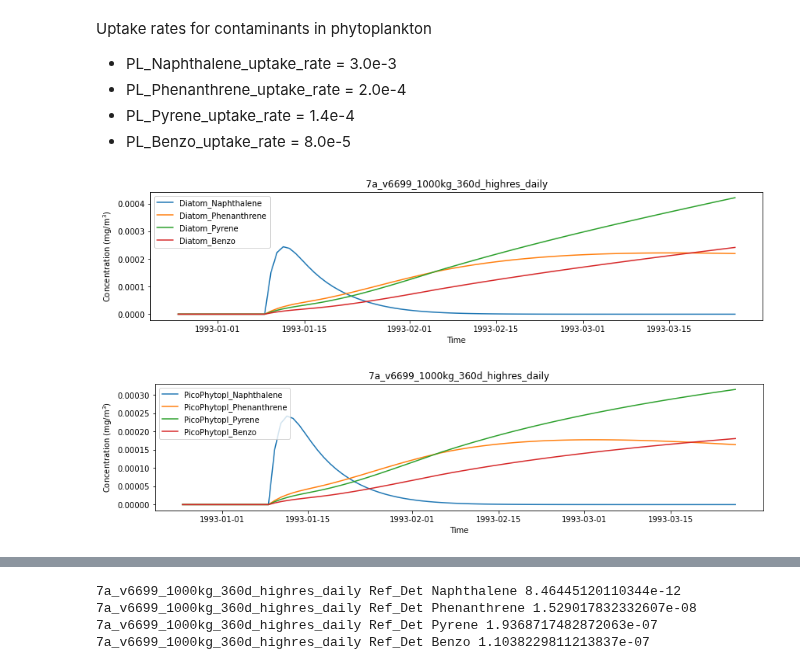
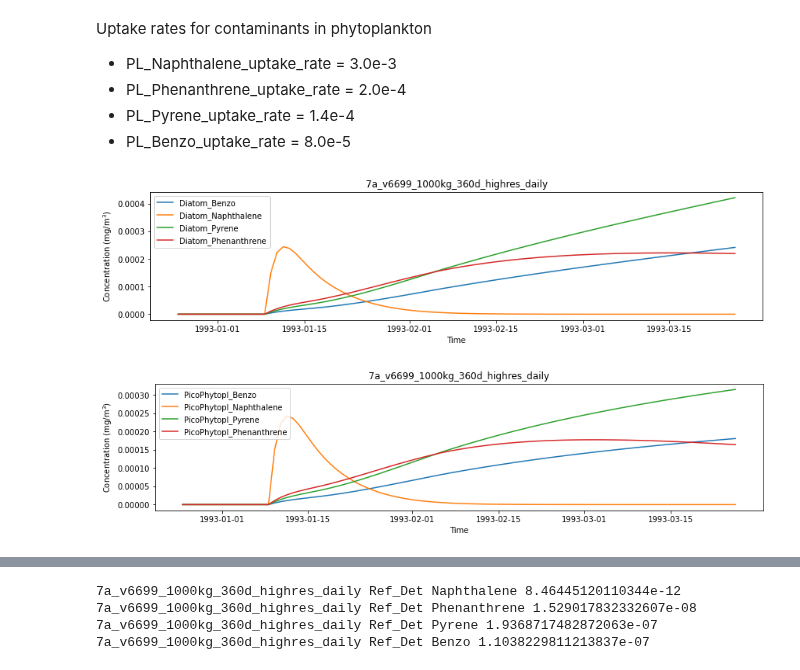
Before and after one commit to SS-Atlantis/analysis-raisha, a Jupyter notebook: notebooks/SSAM-contam-highres.ipynb, the cells around one changed output, grey strips where cells are left out. Drawn from its saved outputs; the diff is of its cells as text; code cells hidden in the pictures.

Commit message:
daily output with 1000kg injection

```diff
--- a/notebooks/SSAM-contam-highres.ipynb
+++ b/notebooks/SSAM-contam-highres.ipynb
@@ -64,0 +83,16 @@ def print_max_pah_conc(species, scenario_datasets, scenario_paths):
+# %%
+def group_conc(group, scenario_datasets, scenario_paths):
+    for scenario, path in zip(scenario_datasets, scenario_paths):
+        fig, ax = plt.subplots(figsize = (14,3))
+        nm = path.parent.stem
+        for variable in group:
+            contam_tbl = np.ma.filled(scenario.variables[variable], np.nan)
+            time = np.ma.filled(scenario.variables['t'], np.nan)
+            contam_tb = contam_tbl.sum(axis=2)
+            contam_t = contam_tb.sum(axis=1)
+            ax.plot(time, contam_t) #zoom into recruitement of Chinook [40:60]
+            np.savetxt("/ocean/rlovindeer/MOAD/analysis-raisha/SSmodel_outputs/"+str(variable)+".csv", contam_t, delimiter = ",")
+        ax.legend(group,  loc='best')
+        ax.set_ylabel('Concentration (mg/m$^3$)')
+        ax.set_xlabel('Time')
+        ax.set_title(nm)
@@ -93,13 +146,13 @@ Uptake rates for contaminants in phytoplankton
 new_group = {}
 for pah in groups.pahs:
     new_group['Diatom_'+pah]= 'Diatom_' +pah
-splot.group_conc(new_group, scenario_datasets, scenario_paths)
+group_conc(new_group, scenario_datasets, scenario_paths)
 # %% [output]
-[figure, old version]
+[figure, new version]
 # %%
 new_group = {}
 for pah in groups.pahs:
     new_group['PicoPhytopl_'+pah]= 'PicoPhytopl_' +pah
-splot.group_conc(new_group, scenario_datasets, scenario_paths)
+group_conc(new_group, scenario_datasets, scenario_paths)
 # %% [output]
-[figure, old version]
+[figure, new version]
```
Also changed, not shown: parts of 9 cells of this notebook.
